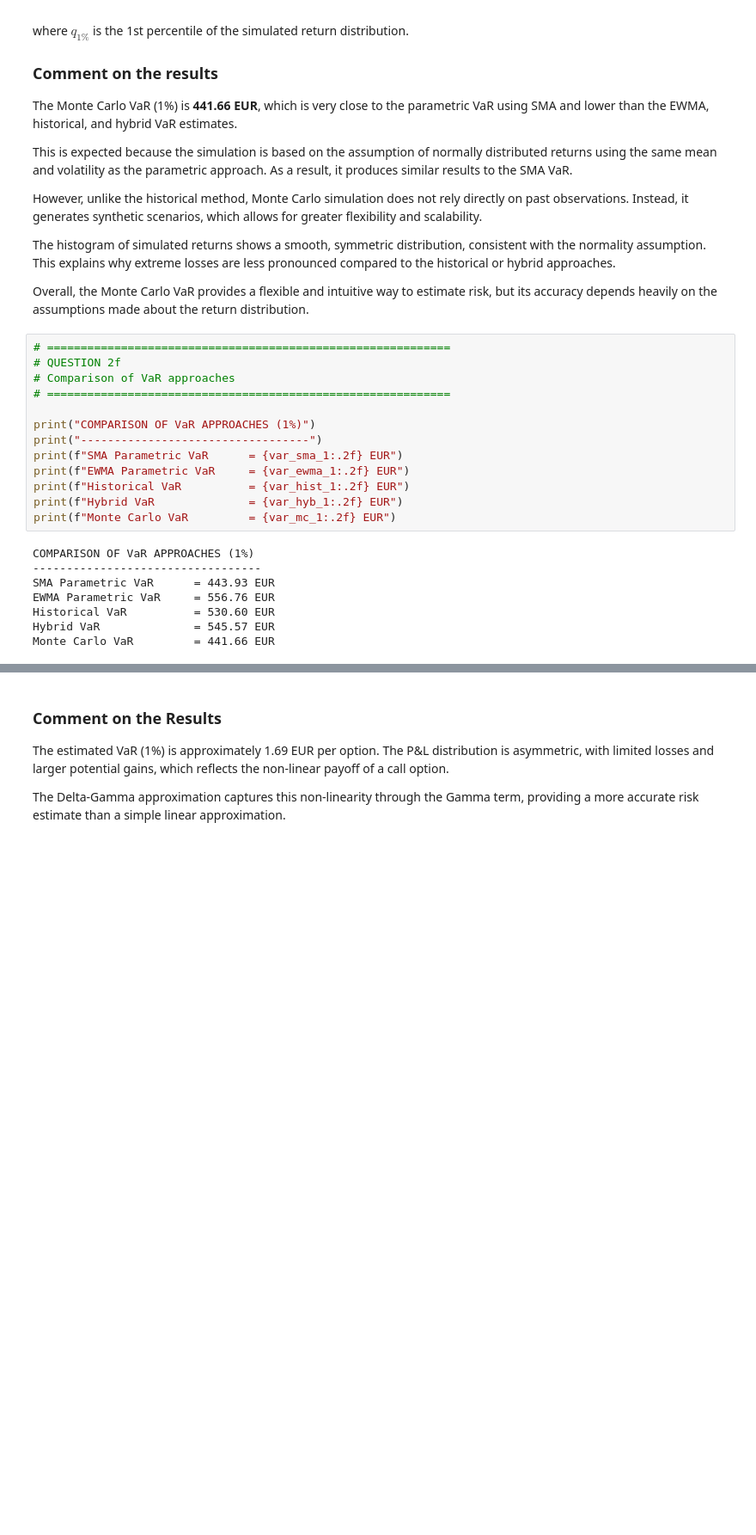
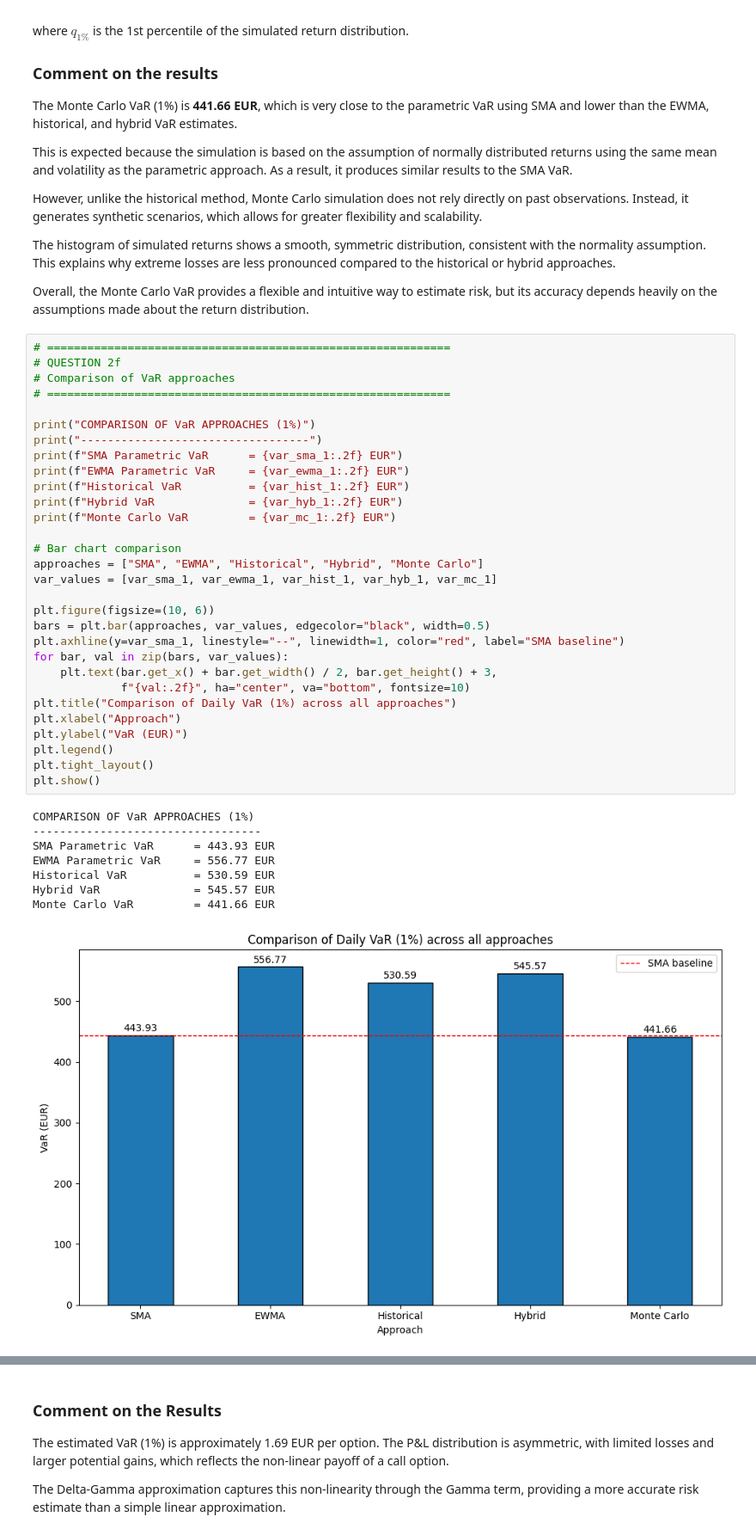
Before and after one commit to hananelarbi/risk_management, a Jupyter notebook: Project_3_VAR/VAR.ipynb, the cells around one changed output, grey strips where cells are left out. Shown at 86% size. Drawn from its saved outputs; the diff is of its cells as text; blank space fills up the shorter version.

```diff
--- a/Project_3_VAR/VAR.ipynb
+++ b/Project_3_VAR/VAR.ipynb
@@ -742,24 +745,42 @@ Overall, the Monte Carlo VaR provides a flexible and intuitive way to estimate r
 # %%
 # ============================================================
 # QUESTION 2f
 # Comparison of VaR approaches
 # ============================================================
 
 print("COMPARISON OF VaR APPROACHES (1%)")
 print("----------------------------------")
 print(f"SMA Parametric VaR      = {var_sma_1:.2f} EUR")
 print(f"EWMA Parametric VaR     = {var_ewma_1:.2f} EUR")
 print(f"Historical VaR          = {var_hist_1:.2f} EUR")
 print(f"Hybrid VaR              = {var_hyb_1:.2f} EUR")
 print(f"Monte Carlo VaR         = {var_mc_1:.2f} EUR")
+
+# Bar chart comparison
+approaches = ["SMA", "EWMA", "Historical", "Hybrid", "Monte Carlo"]
+var_values = [var_sma_1, var_ewma_1, var_hist_1, var_hyb_1, var_mc_1]
+
+plt.figure(figsize=(10, 6))
+bars = plt.bar(approaches, var_values, edgecolor="black", width=0.5)
+plt.axhline(y=var_sma_1, linestyle="--", linewidth=1, color="red", label="SMA baseline")
+for bar, val in zip(bars, var_values):
+    plt.text(bar.get_x() + bar.get_width() / 2, bar.get_height() + 3,
+             f"{val:.2f}", ha="center", va="bottom", fontsize=10)
+plt.title("Comparison of Daily VaR (1%) across all approaches")
+plt.xlabel("Approach")
+plt.ylabel("VaR (EUR)")
+plt.legend()
+plt.tight_layout()
+plt.show()
 # %% [output]
 COMPARISON OF VaR APPROACHES (1%)
 ----------------------------------
 SMA Parametric VaR      = 443.93 EUR
-EWMA Parametric VaR     = 556.76 EUR
-Historical VaR          = 530.60 EUR
+EWMA Parametric VaR     = 556.77 EUR
+Historical VaR          = 530.59 EUR
 Hybrid VaR              = 545.57 EUR
 Monte Carlo VaR         = 441.66 EUR
+[figure, added]
 # %% [markdown]
 ## Question 2f — Comparison of the VaR approaches
 
```
Also changed, not shown: parts of 17 cells of this notebook.
